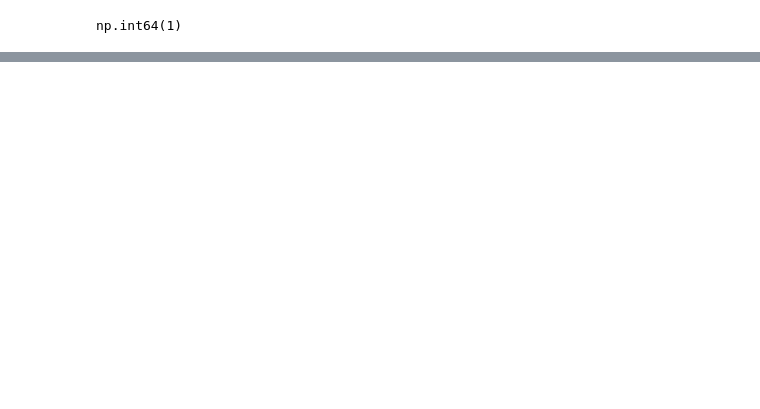
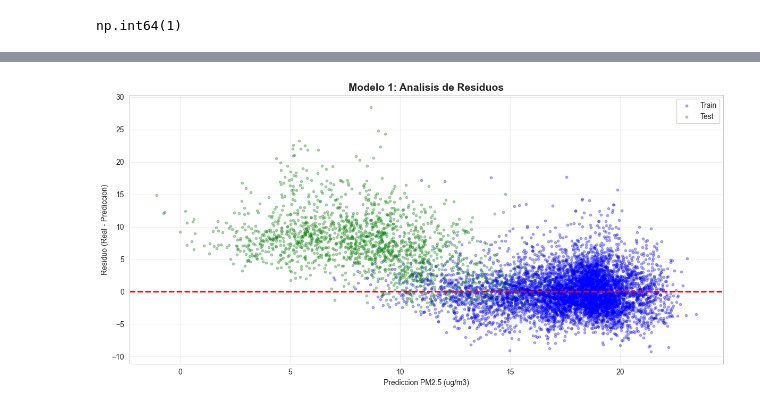
Before and after one commit to MateoJaramillo26/Progreso-3, a Jupyter notebook: ProyectoProgreso3.ipynb, the cells around one changed output, grey strips where cells are left out. Cells and saved outputs as stored; diff of their text form; code cells hidden in the pictures; blank space fills up the shorter version.

```diff
--- a/ProyectoProgreso3.ipynb
+++ b/ProyectoProgreso3.ipynb
@@ -205,0 +599,22 @@ dtype: float64
+# %%
+# PASO 15: Visualizacion 2 - Residual Plot
+log.info("Generando visualizacion: Residual Plot...")
+
+residuals_train = y_train - y_pred_train
+residuals_test = y_test - y_pred_test
+
+plt.figure(figsize=(12, 6))
+plt.scatter(y_pred_train, residuals_train, alpha=0.3, s=10, label='Train', color='blue')
+plt.scatter(y_pred_test, residuals_test, alpha=0.3, s=10, label='Test', color='green')
+plt.axhline(0, color='red', linestyle='--', linewidth=2)
+
+plt.title('Modelo 1: Analisis de Residuos', fontsize=14, fontweight='bold')
+plt.xlabel('Prediccion PM2.5 (ug/m3)')
+plt.ylabel('Residuo (Real - Prediccion)')
+plt.legend()
+plt.grid(True, alpha=0.3)
+plt.tight_layout()
+plt.show()
+
+log.info("Residuos centrados en 0 indican buen ajuste")
+# %% [output]
@@ -205,0 +622 @@ dtype: float64
+[figure, added]
```
Also changed, not shown: parts of 25 cells of this notebook.
